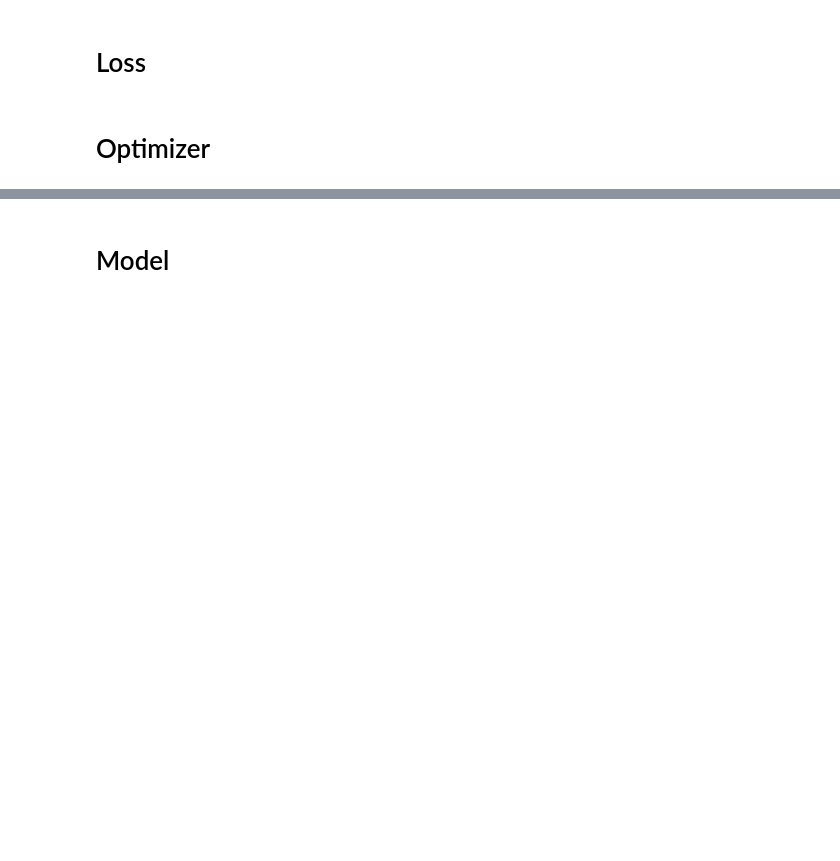
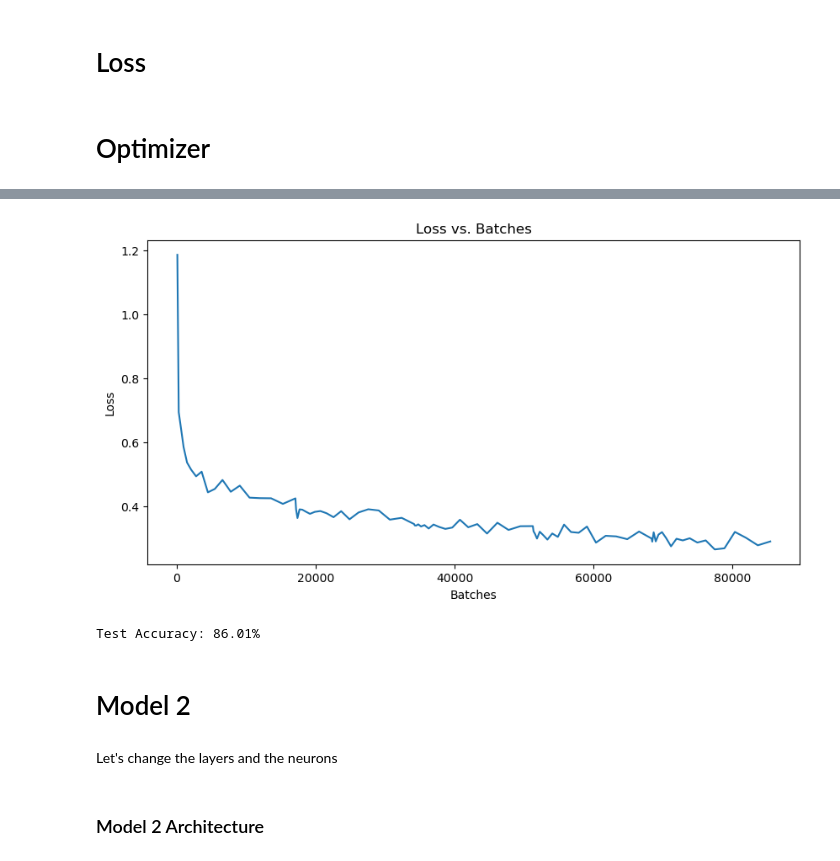
Before and after one commit to HossamAbdelrazek/Machine-Learning-Study-Hub, a Jupyter notebook: Deep-Learning/Multi-layer-Perceptron-lab-Hossam/Fashion-MNIST-Dataset-Hossam.ipynb, the cells around one changed output, grey strips where cells are left out. Drawn from its saved outputs; the diff is of its cells as text; code cells hidden in the pictures; blank space fills up the shorter version.

```diff
--- a/Deep-Learning/Multi-layer-Perceptron-lab-Hossam/Fashion-MNIST-Dataset-Hossam.ipynb
+++ b/Deep-Learning/Multi-layer-Perceptron-lab-Hossam/Fashion-MNIST-Dataset-Hossam.ipynb
@@ -77,4 +77,6 @@ class MLP(torch.nn.Module):
 # %% [markdown]
 # Loss
+# %%
+loss_fn = nn.CrossEntropyLoss()
 # %% [markdown]
 # Optimizer
@@ -134,0 +83,2 @@ epoch 900: loss=386.799
+# %%
+optimizer = optim.Adam(model.parameters(), lr=0.001)
@@ -134,0 +119,9 @@ epoch 900: loss=386.799
+# %%
+def plot_loss(losses, batches):
+    plt.plot(batches, losses)
+    plt.xlabel('Batches')
+    plt.ylabel('Loss')
+    plt.title('Loss vs. Batches')
+    plt.show()
+# %%
+model1, losses, batches = train_model(model, optimizer, training_loader, loss_fn, no_epochs=5)
@@ -134,0 +146,5 @@ epoch 900: loss=386.799
+# %%
+plt.figure(figsize=(10, 5))
+plot_loss(losses, batches)
+# %% [output]
+[figure, added]
@@ -135,2 +169,8 @@ epoch 900: loss=386.799
+# %%
+evaluate_model(model1, validation_loader)
+# %% [output]
+Test Accuracy: 86.01%
 # %% [markdown]
-# Model
+# Model 2
+# %% [markdown]
+Let's change the layers and the neurons
@@ -136,0 +198,2 @@ epoch 900: loss=386.799
+# %% [markdown]
+### Model 2 Architecture
```
Also changed, not shown: parts of 30 cells of this notebook, 1 other file.
